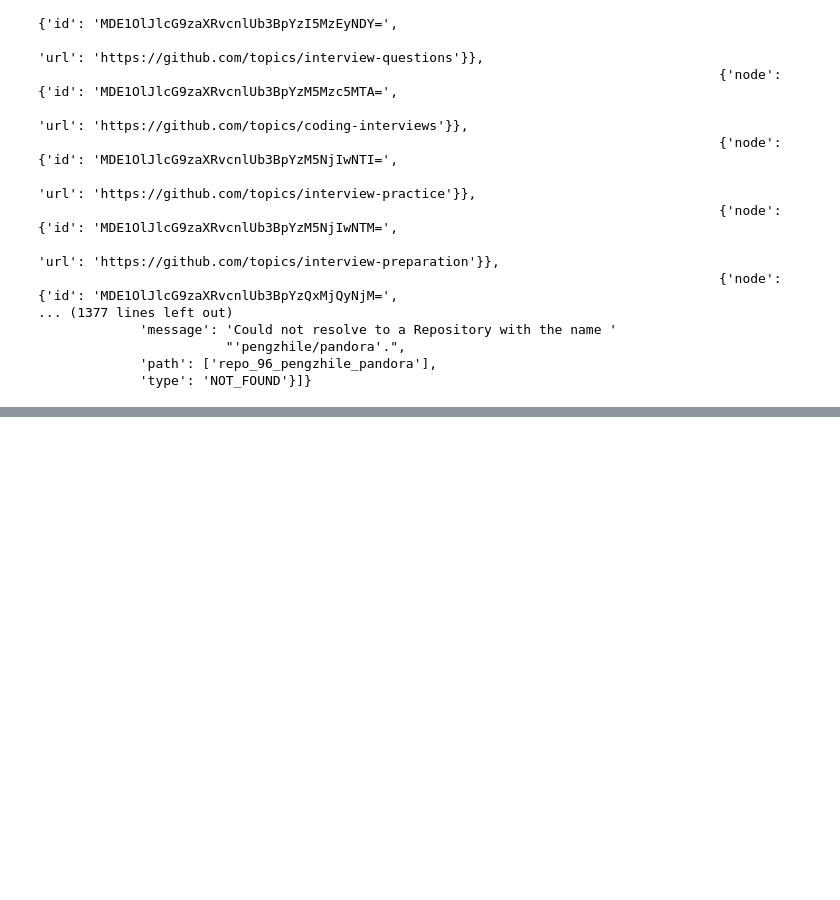
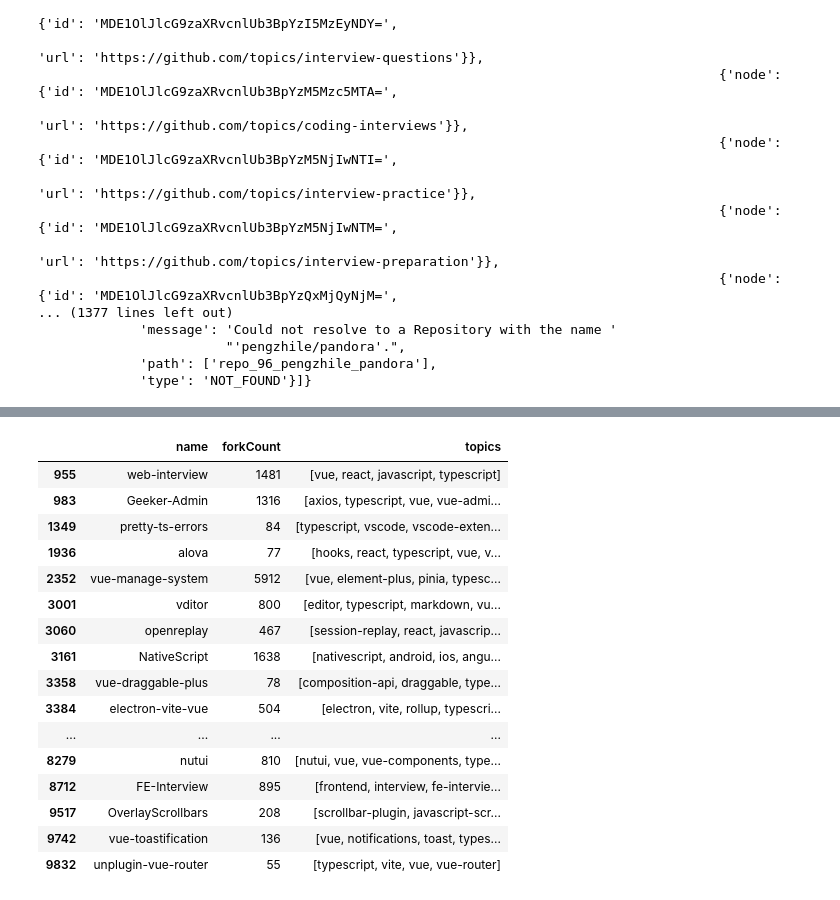
Before and after one commit to ShikaiKevinLiu/githubrepo_analytics, a Jupyter notebook: notebooks/testing_code.ipynb, the cells around one changed output, grey strips where cells are left out. Saved outputs shown, nothing was run; the diff lists cells and outputs as text; code cells hidden in the pictures; blank space fills up the shorter version.

```diff
--- a/notebooks/testing_code.ipynb
+++ b/notebooks/testing_code.ipynb
@@ -130,0 +118,20 @@ os.getcwd()
+# %%
+data = []
+
+for repo_key, repo_info in combined_data.items():
+    # Skip this iteration if repo_info is None or empty
+    if not repo_info:
+        print(f"Warning: No data for {repo_key}, skipping.")
+        continue
+
+    # Extract the 'name', 'forkCount', and 'repositoryTopics'
+    print(repo_key)
+    name = repo_info.get('name', 'Missing')  # Provide a default value in case 'name' is missing
+    fork_count = repo_info.get('forkCount', 'Missing')  # Provide a default value in case 'forkCount' is missing
+
+    # Safely extract 'repositoryTopics' if they exist
+    repo_topics = repo_info.get('repositoryTopics', {}).get('edges', 'Missing')
+    topics = [topic['node']['url'].split('/')[-1] for topic in repo_topics if 'node' in topic and 'url' in topic['node']]
+
+    # Append a tuple with the extracted information to the data list
+    data.append((name, fork_count, topics))
@@ -130,0 +156,6 @@ os.getcwd()
+# %%
+df = pd.DataFrame(data, columns=['name', 'forkCount', 'topics'])
+# %%
+df['topics'] = df['topics'].apply(lambda x: x if x else "Missing")
+# %%
+sub_df = df.query("topics != 'Missing'")
@@ -130,0 +241,20 @@ os.getcwd()
+# %%
+sub_df[sub_df['topics'].apply(lambda x: 'typescript' in x and 'vue' in x)]
+# %% [output]
+|  | name | forkCount | topics |
+| 955 | web-interview | 1481 | [vue, react, javascript, typescript] |
+| 983 | Geeker-Admin | 1316 | [axios, typescript, vue, vue-admi... |
+| 1349 | pretty-ts-errors | 84 | [typescript, vscode, vscode-exten... |
+| 1936 | alova | 77 | [hooks, react, typescript, vue, v... |
+| 2352 | vue-manage-system | 5912 | [vue, element-plus, pinia, typesc... |
+| 3001 | vditor | 800 | [editor, typescript, markdown, vu... |
+| 3060 | openreplay | 467 | [session-replay, react, javascrip... |
+| 3161 | NativeScript | 1638 | [nativescript, android, ios, angu... |
+| 3358 | vue-draggable-plus | 78 | [composition-api, draggable, type... |
+| 3384 | electron-vite-vue | 504 | [electron, vite, rollup, typescri... |
+| ... | ... | ... | ... |
+| 8279 | nutui | 810 | [nutui, vue, vue-components, type... |
+| 8712 | FE-Interview | 895 | [frontend, interview, fe-intervie... |
+| 9517 | OverlayScrollbars | 208 | [scrollbar-plugin, javascript-scr... |
+| 9742 | vue-toastification | 136 | [vue, notifications, toast, types... |
+| 9832 | unplugin-vue-router | 55 | [typescript, vite, vue, vue-router] |
```
Also changed, not shown: parts of 27 cells of this notebook, 5 other files.
